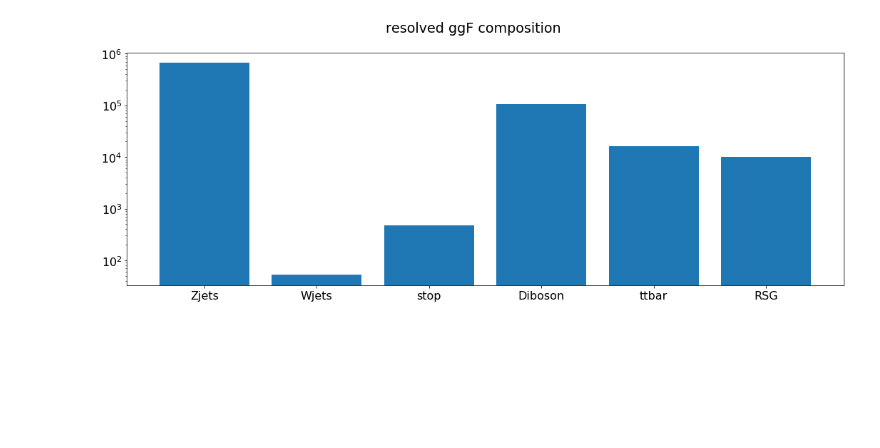
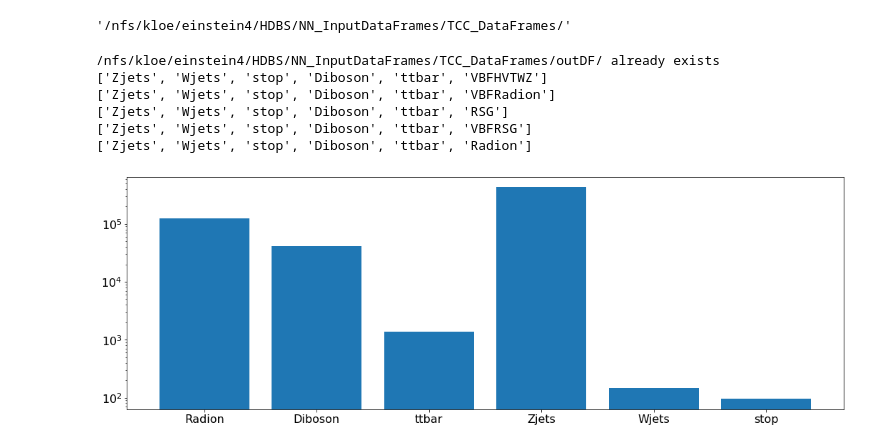
Before and after one commit to martinosal/LecceDNN, a Jupyter notebook: DatasetPreProcessing.ipynb, the cells around one changed output. Drawn from its saved outputs; the diff is of its cells as text; code cells hidden in the pictures; blank space fills up the shorter version.

```diff
--- a/DatasetPreProcessing.ipynb
+++ b/DatasetPreProcessing.ipynb
@@ -147,0 +104,5 @@ Using TensorFlow backend.
+# %%
+from sklearn.utils import shuffle
+data = shuffle(data)
+
+data
@@ -148,7 +123,52 @@ Using TensorFlow backend.
+# %%
+dfPath
+# %% [output]
+'/nfs/kloe/einstein4/HDBS/NN_InputDataFrames/TCC_DataFrames/'
+# %%
+#select signal
+#import os
+outdir=dfPath+'outDF/'
+if not os.path.isdir(outdir):
+    os.mkdir(outdir)
+    print('created: ',outdir)
+else:
+    print(outdir,'already exists')
+
+for i in range(1,6):
+    signal=samples[-i]
+#    print(signal)
+    training_samples=samples[:5]
+    training_samples.append(signal)
+    print(training_samples)
+    q_string=''
+    for k in range(0,len(training_samples)):
+        q_string+='origin.str.match("'+training_samples[k]+'") or '
+    q_string=q_string[:-4]
+#    print(q_string)
+    data_set=data.query(q_string, engine='python')
+#    data_set=data_set.drop('origin',1)
+    data_set.to_pickle(outdir+ signal + 'Data_' + analysis + '_' + channel + '_' + PreselectionCuts+'_p4.pkl')
+# %% [output]
+/nfs/kloe/einstein4/HDBS/NN_InputDataFrames/TCC_DataFrames/outDF/ already exists
+['Zjets', 'Wjets', 'stop', 'Diboson', 'ttbar', 'VBFHVTWZ']
+['Zjets', 'Wjets', 'stop', 'Diboson', 'ttbar', 'VBFRadion']
+['Zjets', 'Wjets', 'stop', 'Diboson', 'ttbar', 'RSG']
+['Zjets', 'Wjets', 'stop', 'Diboson', 'ttbar', 'VBFRSG']
+['Zjets', 'Wjets', 'stop', 'Diboson', 'ttbar', 'Radion']
+# %%
+def LoadData(dfPath, signal, analysis, channel, PreselectionCuts):
+    dfInput = dfPath + 'outDF/' + signal + 'Data_' + analysis + '_' + channel + '_' + PreselectionCuts+'_p4.pkl'
+    df = pd.read_pickle(dfInput)
+    columns=df.columns
+    X = df.values
+    y = df['isSignal']
+    return X, y, columns, df
+# %%
+X,y,columns,df=LoadData(dfPath, signal, analysis, channel, PreselectionCuts)
 # %%
-composition=composition_plot(data_set,'data_set',training_samples)
+composition=composition_plot(df)
 # %% [output]
-[figure, old version]
+[figure, new version]
 # %%
 composition
 # %% [output]
```
Also changed, not shown: parts of 24 cells of this notebook, 2 other files.
